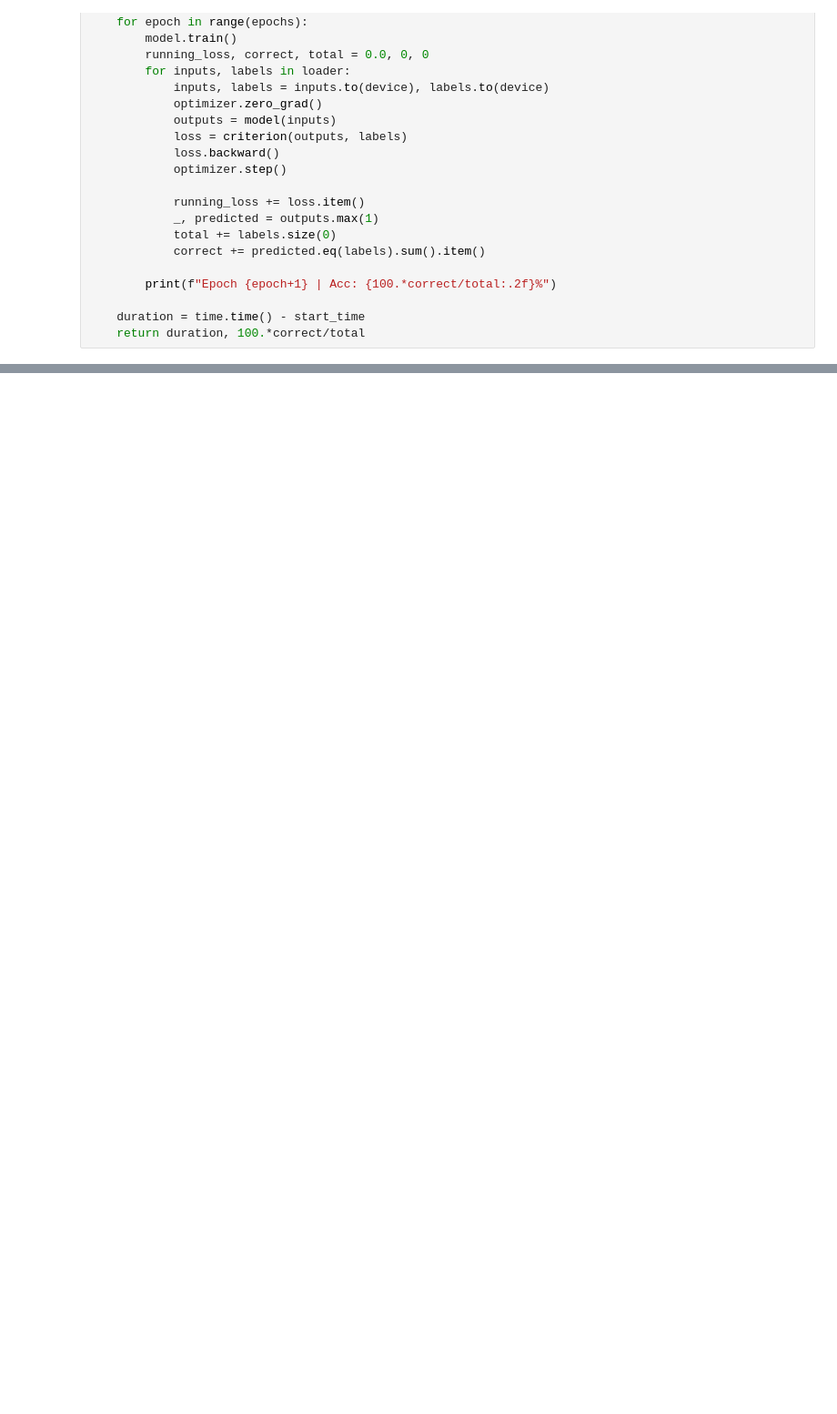
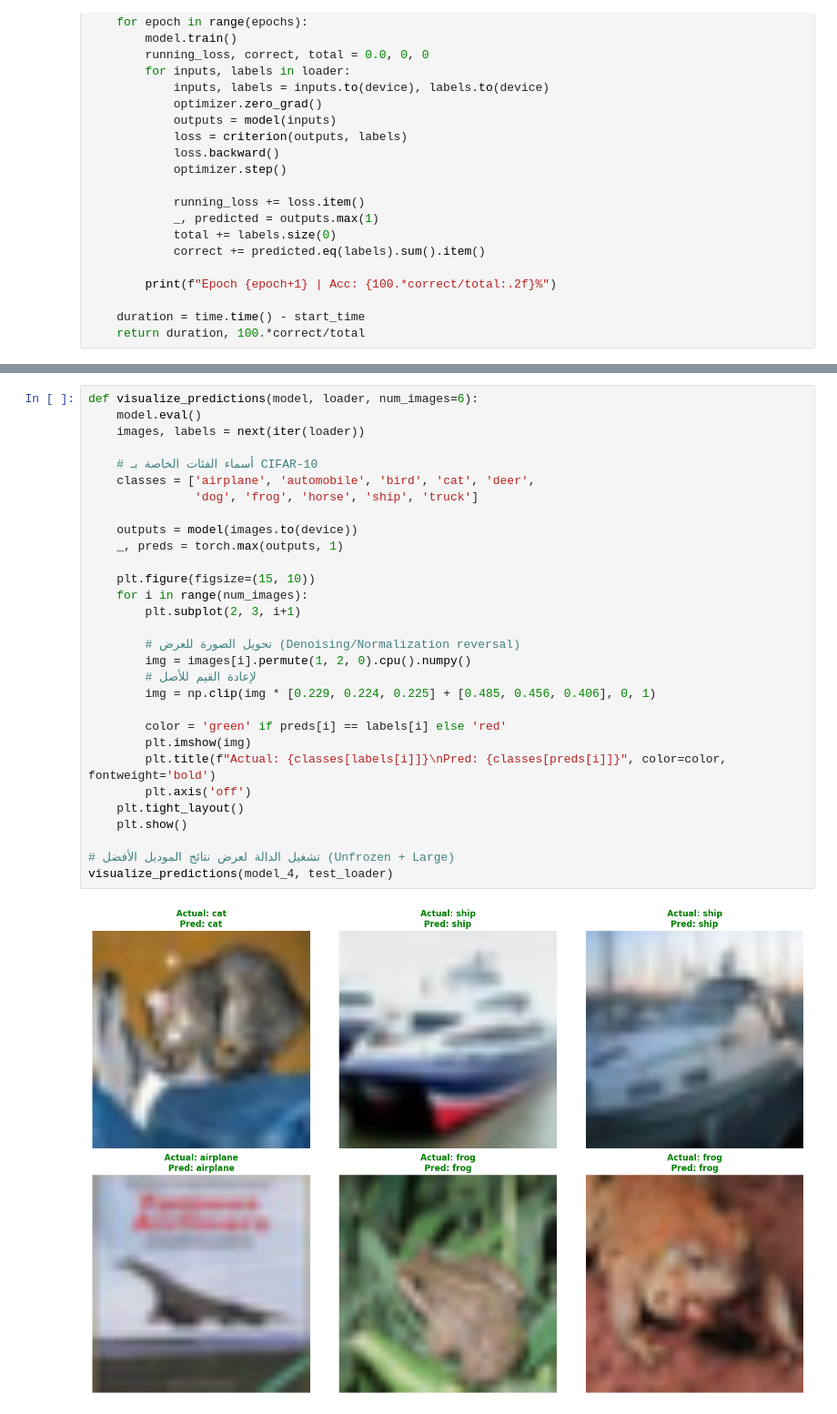
Before and after one commit to Batulnasser24/Resnet18, a Jupyter notebook: Resnet18.ipynb, the cells around one changed output, grey strips where cells are left out. Shown at 91% size. Drawn from its saved outputs; the diff is of its cells as text; blank space fills up the shorter version.

```diff
--- a/Resnet18.ipynb
+++ b/Resnet18.ipynb
@@ -167 +247,33 @@ Unfrozen_Large  | Time: 676.61s | Final Train Acc: 98.67%
+# %%
+def visualize_predictions(model, loader, num_images=6):
+    model.eval()
+    images, labels = next(iter(loader))
+
+    # أسماء الفئات الخاصة بـ CIFAR-10
+    classes = ['airplane', 'automobile', 'bird', 'cat', 'deer',
+               'dog', 'frog', 'horse', 'ship', 'truck']
+
+    outputs = model(images.to(device))
+    _, preds = torch.max(outputs, 1)
+
+    plt.figure(figsize=(15, 10))
+    for i in range(num_images):
+        plt.subplot(2, 3, i+1)
+
+        # تحويل الصورة للعرض (Denoising/Normalization reversal)
+        img = images[i].permute(1, 2, 0).cpu().numpy()
+        # لإعادة القيم للأصل
+        img = np.clip(img * [0.229, 0.224, 0.225] + [0.485, 0.456, 0.406], 0, 1)
+
+        color = 'green' if preds[i] == labels[i] else 'red'
+        plt.imshow(img)
+        plt.title(f"Actual: {classes[labels[i]]}\nPred: {classes[preds[i]]}", color=color, fontweight='bold')
+        plt.axis('off')
+    plt.tight_layout()
+    plt.show()
+
+# تشغيل الدالة لعرض نتائج الموديل الأفضل (Unfrozen + Large)
+visualize_predictions(model_4, test_loader)
+# %% [output]
+[figure, added]
 # %% [markdown]
```
Also changed, not shown: parts of 7 cells of this notebook.
